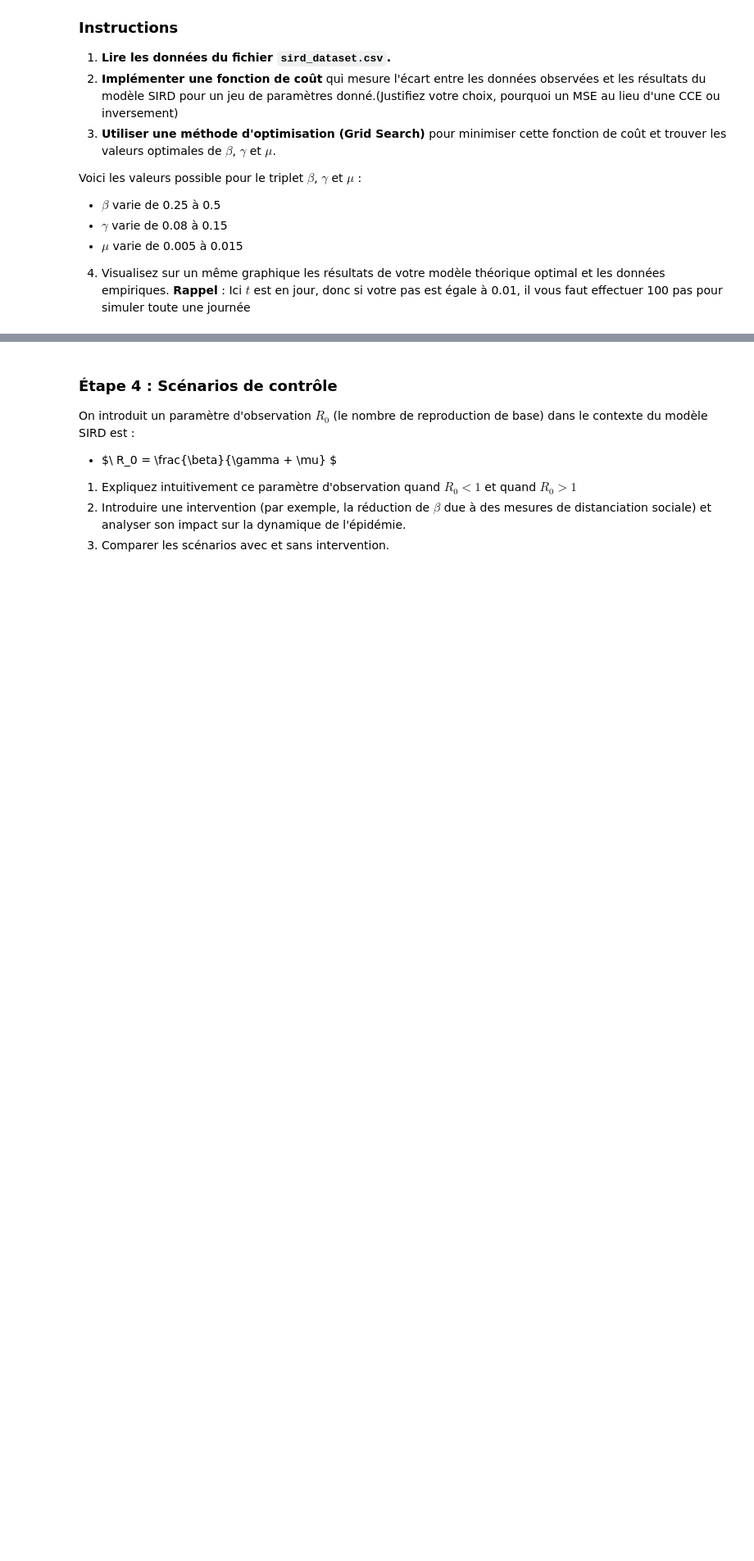
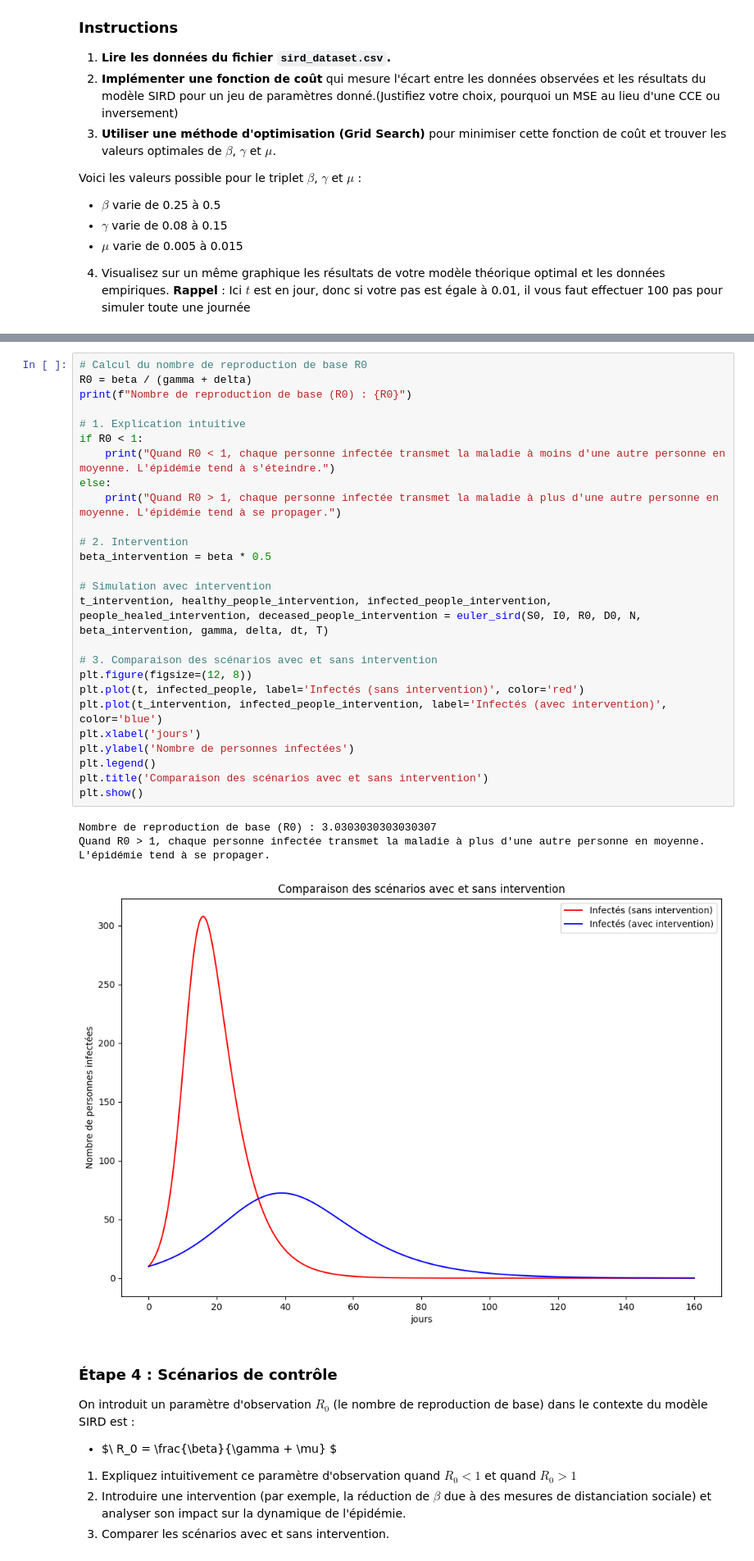
Before and after one commit to Jordy500/science-epidemology, a Jupyter notebook: modèle épidémiologique SIRD.ipynb, the cells around one changed output, grey strips where cells are left out. Shown at 82% size. Saved outputs shown, nothing was run; the diff lists cells and outputs as text; blank space fills up the shorter version.

```diff
--- a/modèle épidémiologique SIRD.ipynb
+++ b/modèle épidémiologique SIRD.ipynb
@@ -128,3 +279,33 @@ Voici les valeurs possible pour le triplet $\beta$, $\gamma$ et $\mu$ :
+# %%
+# Calcul du nombre de reproduction de base R0
+R0 = beta / (gamma + delta)
+print(f"Nombre de reproduction de base (R0) : {R0}")
+
+# 1. Explication intuitive
+if R0 < 1:
+    print("Quand R0 < 1, chaque personne infectée transmet la maladie à moins d'une autre personne en moyenne. L'épidémie tend à s'éteindre.")
+else:
+    print("Quand R0 > 1, chaque personne infectée transmet la maladie à plus d'une autre personne en moyenne. L'épidémie tend à se propager.")
+
+# 2. Intervention
+beta_intervention = beta * 0.5
+
+# Simulation avec intervention
+t_intervention, healthy_people_intervention, infected_people_intervention, people_healed_intervention, deceased_people_intervention = euler_sird(S0, I0, R0, D0, N, beta_intervention, gamma, delta, dt, T)
+
+# 3. Comparaison des scénarios avec et sans intervention
+plt.figure(figsize=(12, 8))
+plt.plot(t, infected_people, label='Infectés (sans intervention)', color='red')
+plt.plot(t_intervention, infected_people_intervention, label='Infectés (avec intervention)', color='blue')
+plt.xlabel('jours')
+plt.ylabel('Nombre de personnes infectées')
+plt.legend()
+plt.title('Comparaison des scénarios avec et sans intervention')
+plt.show()
+# %% [output]
+Nombre de reproduction de base (R0) : 3.0303030303030307
+Quand R0 > 1, chaque personne infectée transmet la maladie à plus d'une autre personne en moyenne. L'épidémie tend à se propager.
+[figure, added]
 # %% [markdown]
 ### Étape 4 : Scénarios de contrôle
 On introduit un paramètre d'observation $R_0$ (le nombre de reproduction de base) dans le contexte du modèle SIRD est :
```
Also changed, not shown: parts of 16 cells of this notebook, 2 other files.
